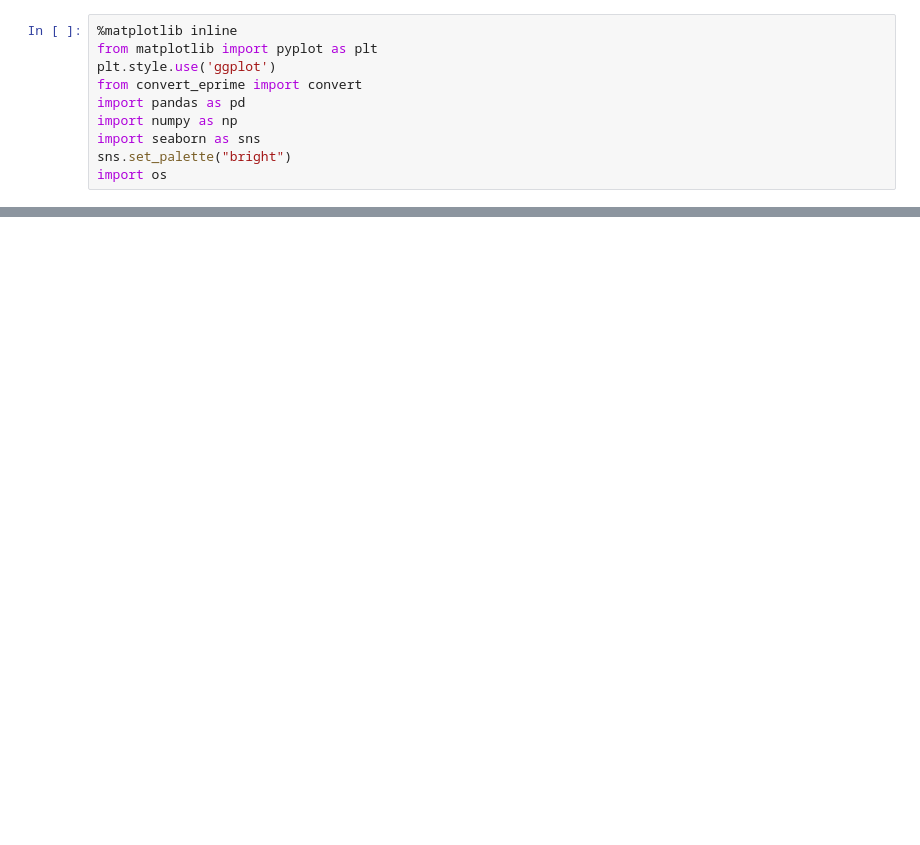
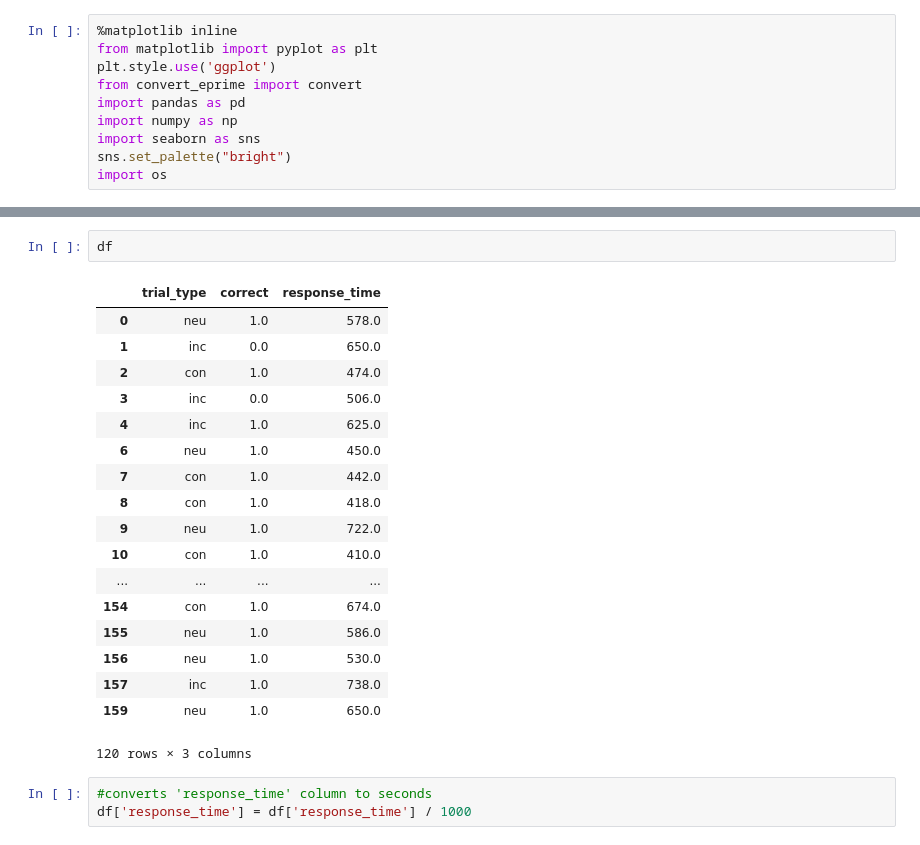
Before and after one commit to HBClab/BetterFlanker, a Jupyter notebook: Conversion.ipynb, the cells around one changed output, grey strips where cells are left out. Saved outputs shown, nothing was run; the diff lists cells and outputs as text; blank space fills up the shorter version.

```diff
--- a/Conversion.ipynb
+++ b/Conversion.ipynb
@@ -48,0 +99,24 @@ os.listdir()
+# %%
+df
+# %% [output]
+|  | trial_type | correct | response_time |
+| 0 | neu | 1.0 | 578.0 |
+| 1 | inc | 0.0 | 650.0 |
+| 2 | con | 1.0 | 474.0 |
+| 3 | inc | 0.0 | 506.0 |
+| 4 | inc | 1.0 | 625.0 |
+| 6 | neu | 1.0 | 450.0 |
+| 7 | con | 1.0 | 442.0 |
+| 8 | con | 1.0 | 418.0 |
+| 9 | neu | 1.0 | 722.0 |
+| 10 | con | 1.0 | 410.0 |
+| ... | ... | ... | ... |
+| 154 | con | 1.0 | 674.0 |
+| 155 | neu | 1.0 | 586.0 |
+| 156 | neu | 1.0 | 530.0 |
+| 157 | inc | 1.0 | 738.0 |
+| 159 | neu | 1.0 | 650.0 |
+120 rows × 3 columns
+# %%
+#converts 'response_time' column to seconds
+df['response_time'] = df['response_time'] / 1000
```
Also changed, not shown: parts of 14 cells of this notebook, 3 other files.
